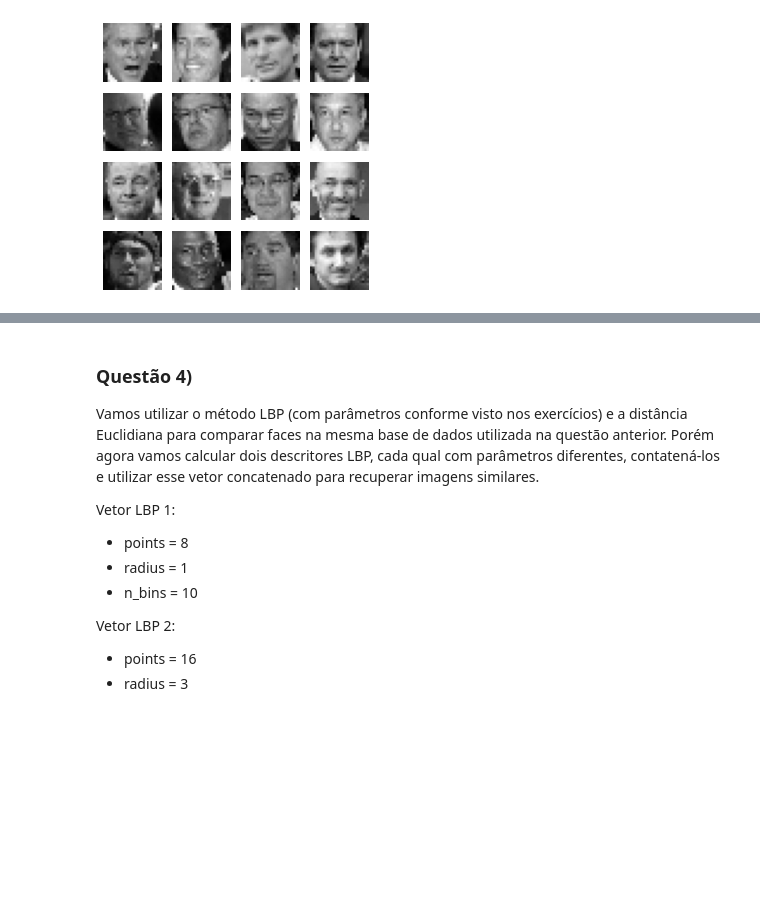
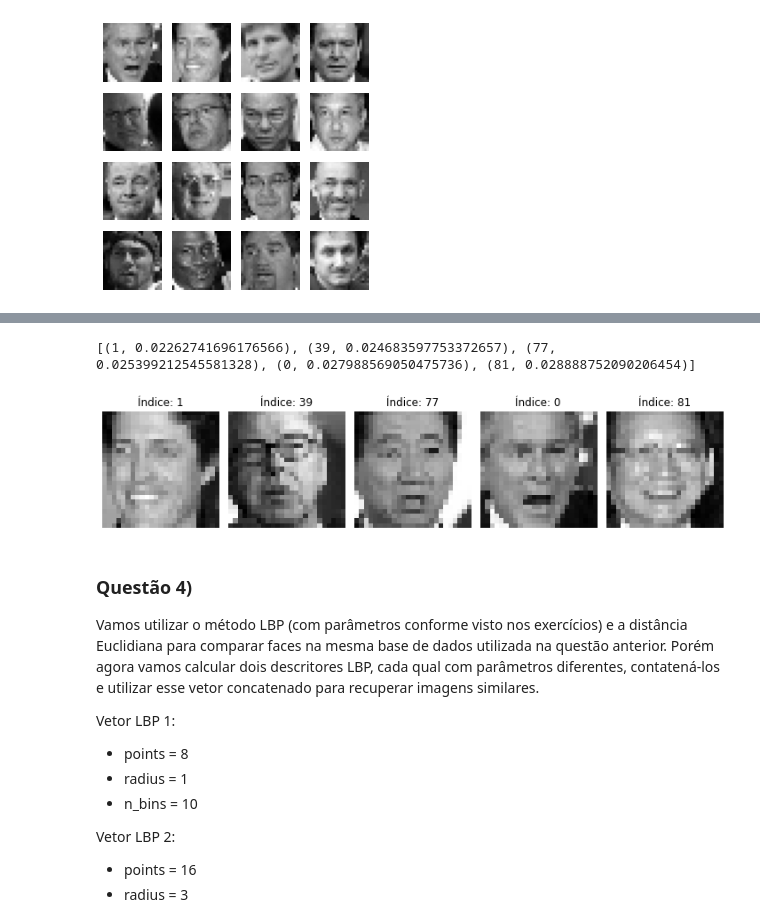
Before and after one commit to guilourenzo/mba-usp, a Jupyter notebook: TÉCNICAS AVANÇADAS DE CAPTURA E TRATAMENTO DE DADOS/AULA 7/TACTD 07 - Avaliacao.ipynb, the cells around one changed output, grey strips where cells are left out. Saved outputs shown, nothing was run; the diff lists cells and outputs as text; code cells hidden in the pictures; blank space fills up the shorter version.

```diff
--- a/TÉCNICAS AVANÇADAS DE CAPTURA E TRATAMENTO DE DADOS/AULA 7/TACTD 07 - Avaliacao.ipynb
+++ b/TÉCNICAS AVANÇADAS DE CAPTURA E TRATAMENTO DE DADOS/AULA 7/TACTD 07 - Avaliacao.ipynb
@@ -85,3 +265,35 @@ fig.tight_layout()
+# %%
+#imagem 45
+img45 = imgs[45]
+
+#dicionários auxiliares
+lbp_images = {}
+dist = {}
+
+#busca das LBP e validação das Distâncias
+for i in range(100):
+    lbp_images[i] = lbp_features(imgs[i])
+
+    if i != 45:
+        dist[i] = Euclidean_distance(lbp_features(img45), lbp_images[i])
+
+#Ordenação das Distâncias
+sorted_dist = sorted(dist.items(), key= lambda kv: kv[1])
+
+#Exibição das 5 primeiras
+print(sorted_dist[:5])
+
+#Exibição das faces
+fig, axes = plt.subplots(1, 5, figsize=(10, 6))
+ax = axes.ravel()
+for i in range(5):
+    ax[i].imshow(imgs[sorted_dist[i][0]], cmap=plt.cm.gray)
+    ax[i].set_title('Índice: {}'.format(sorted_dist[i][0]))
+    ax[i].axis('off')
+fig.tight_layout()
+# %% [output]
+[(1, 0.02262741696176566), (39, 0.024683597753372657), (77, 0.025399212545581328), (0, 0.027988569050475736), (81, 0.028888752090206454)]
+[figure, added]
 # %% [markdown]
 ### Questão 4)
 
```
Also changed, not shown: parts of 18 cells of this notebook.
